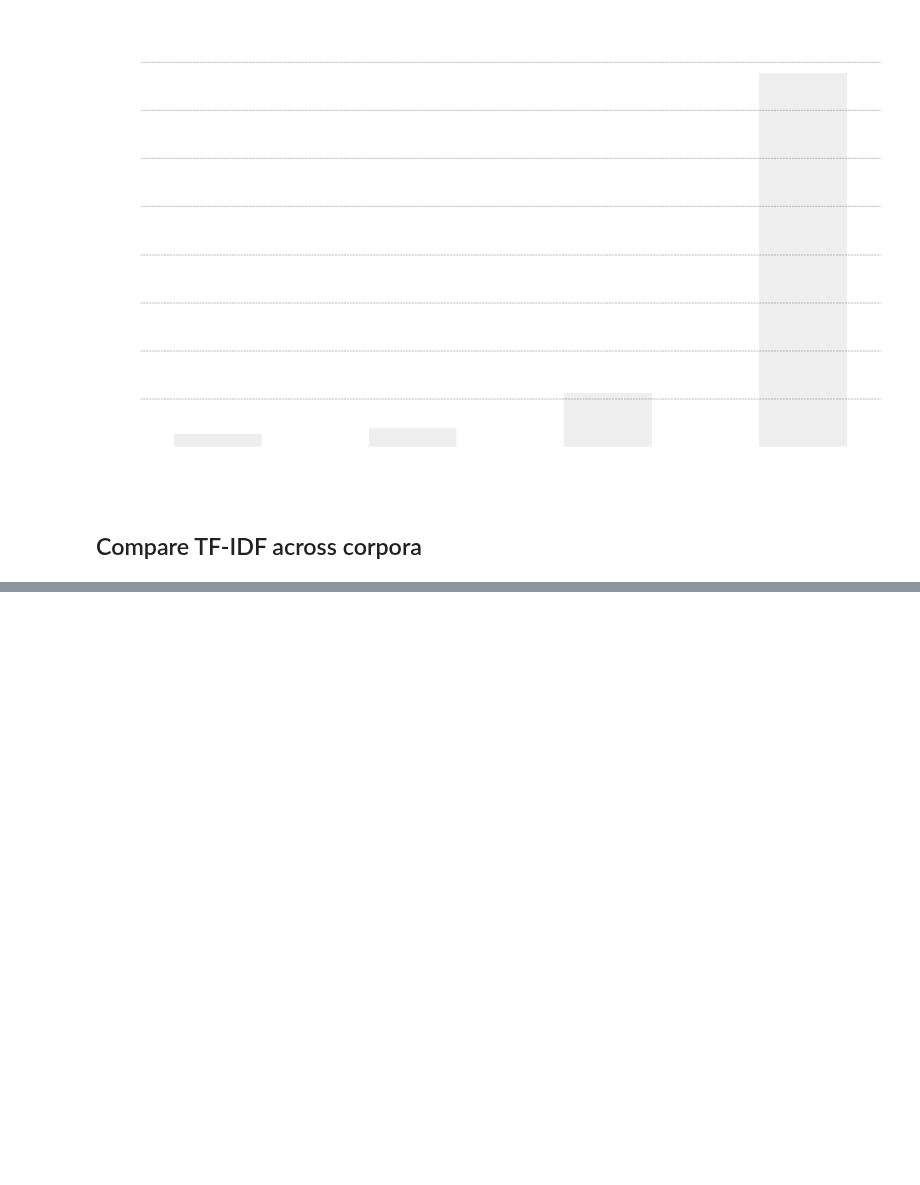
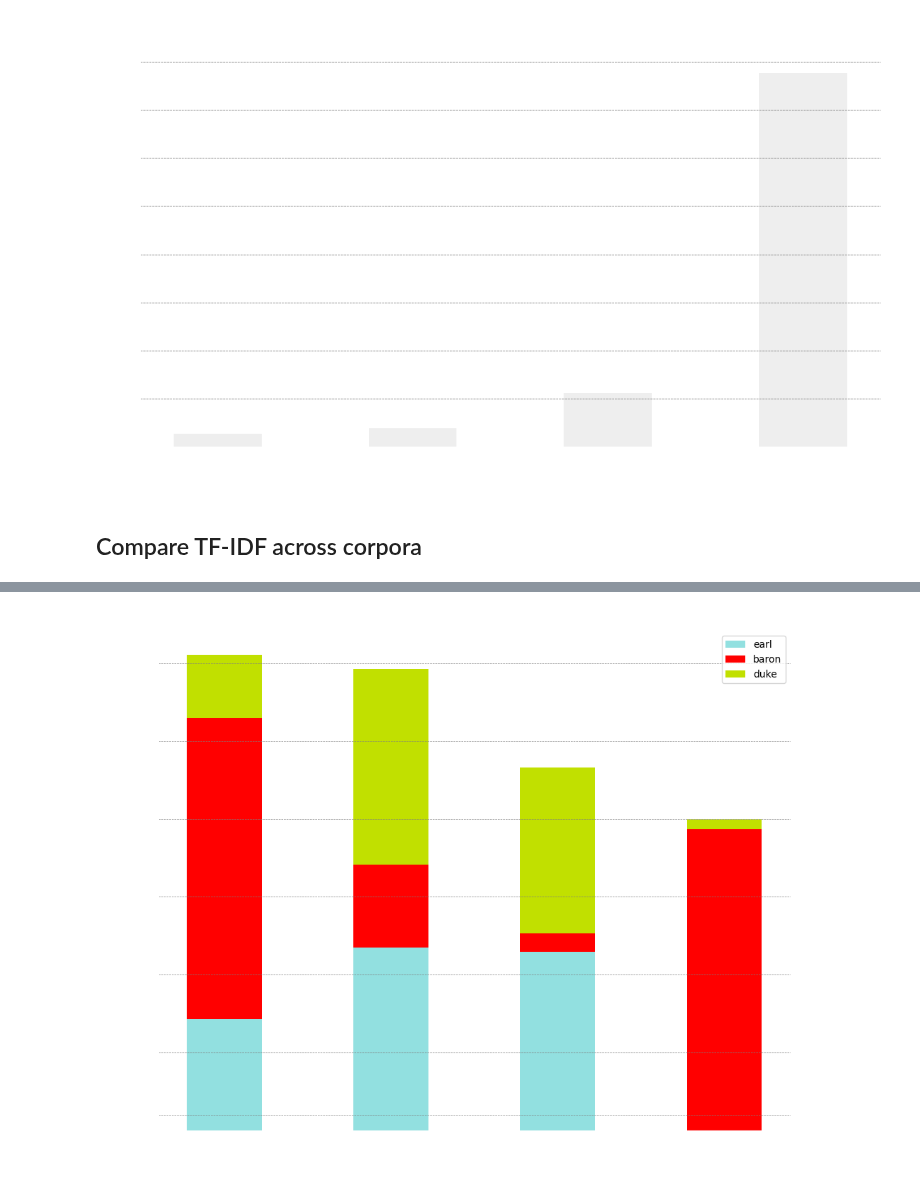
Before and after one commit to jazoza/HHD, a Jupyter notebook: 06_HH_compare_cc.ipynb, the cells around one changed output, grey strips where cells are left out. Saved outputs shown, nothing was run; the diff lists cells and outputs as text; code cells hidden in the pictures; blank space fills up the shorter version.

```diff
--- a/06_HH_compare_cc.ipynb
+++ b/06_HH_compare_cc.ipynb
@@ -344,23 +315,3 @@ tfidf_matrix_FR = vectorizer_FR.fit_transform(corpus_FR)
 feature_names_FR = vectorizer_FR.get_feature_names_out()
 # Calculate TF-IDF scores for each term in each document
 tfidf_scores_FR = tfidf_matrix_FR.toarray()
-# %%
-term_to_find = "baron"
-
-# Find the index of the term in the feature names
-term_index = np.where(feature_names_FR == term_to_find)[0]
-
-# If the term is found
-if len(term_index) > 0:
-  term_index = term_index[0]  # Get the index of the first occurrence
-  tfidf_score = tfidf_scores_FR[0, term_index]
-  print(f"TF-IDF score for '{term_to_find}' in the first document: {tfidf_score}")
-else:
-  print(f"Term '{term_to_find}' not found in the vocabulary.")
-# %%
-list_to_count = events # replace with the name of a list of terms (above)
-corpora = [df_NL, df_UK, df_DE, df_FR] # list of dataframes
-number_of_terms = int(len(list_to_count) / 4)
-
-for term in list_to_count[:4]:
-  print(term)
@@ -371,0 +383,47 @@ bruidegom
+# %%
+# Visualize the term count as a stacked bar chart per country
+theme = list_to_count[number_of_terms+1]
+terms = list_to_count[number_of_terms:number_of_terms*2] # change which section of the list is used in the legend
+# Create a list of countries (y-axis labels)
+countries = list(term_count_dict.keys())
+
+# Create the stacked bar chart
+width = 0.45  # Width of the bars
+
+fig, ax = plt.subplots(figsize=(10,8))
+
+bottom = np.zeros(len(countries))
+colors = ['#92E0E0', 'red', '#C1E000', '#C192E0','#E05543','#E0C200']
+
+# Add horizontal lines for values in the legend
+for value in [0.0001, 0.0005, 0.001, 0.0015, 0.002, 0.0025, 0.003]:
+    #[0.0001, 0.0005, 0.001, 0.0015, 0.002, 0.0025, 0.003, 0.0035] # styles+nobility
+    #[0.001, 0.002, 0.003, 0.004, 0.005, 0.006] # activities
+    #[100, 500, 1000, 1500, 2000, 2500, 3000, 3500, 4000]
+    #[1000, 2000, 3000, 4000, 5000, 6000, 7000, 8000, 9000, 10000]
+    #[2000, 4000, 6000, 8000, 10000, 12000, 14000, 16000, 18000] # activities
+    #[2500, 5000, 7500, 10000, 12500, 15000, 17500, 20000, 22500, 25000, 27500] # arts & culture
+  plt.axhline(y=value, color='grey', linestyle='--', linewidth=0.5)
+
+for term_index in range(len(terms)):
+    term_counts = [term_count_dict[country][term_index] for country in countries]
+    ax.bar(countries, term_counts, width, label=terms[term_index], bottom=bottom,
+           color=colors[term_index % len(colors)])
+    bottom += np.array(term_counts)
+
+ax.set_xlabel('Countries', color='white')
+ax.set_ylabel('Term Counts', color='white')
+ax.set_title('Terms related to '+theme+' per country', color='white')
+ax.spines['bottom'].set_color('white')
+ax.spines['top'].set_color('white')
+ax.spines['left'].set_color('white')
+ax.spines['right'].set_color('white')
+ax.tick_params(axis='x', colors='white')
+ax.tick_params(axis='y', colors='white')
+ax.legend()
+
+plt.tight_layout()
+plt.savefig(path+'outputs/2024_'+theme+'.png', transparent=True)
+plt.show()
+# %% [output]
+[figure, added]
```
Also changed, not shown: parts of 4 cells of this notebook.
